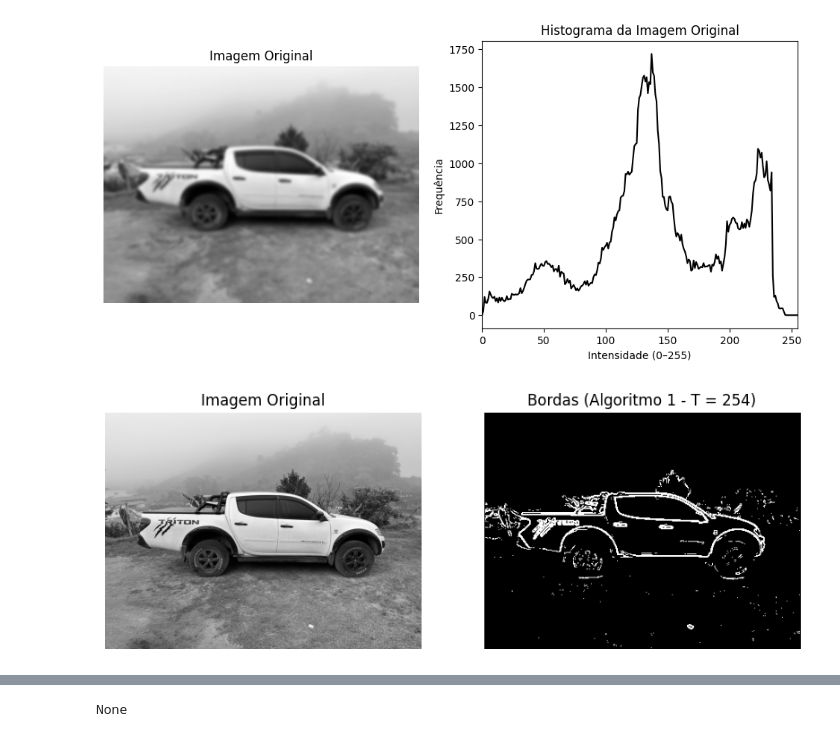
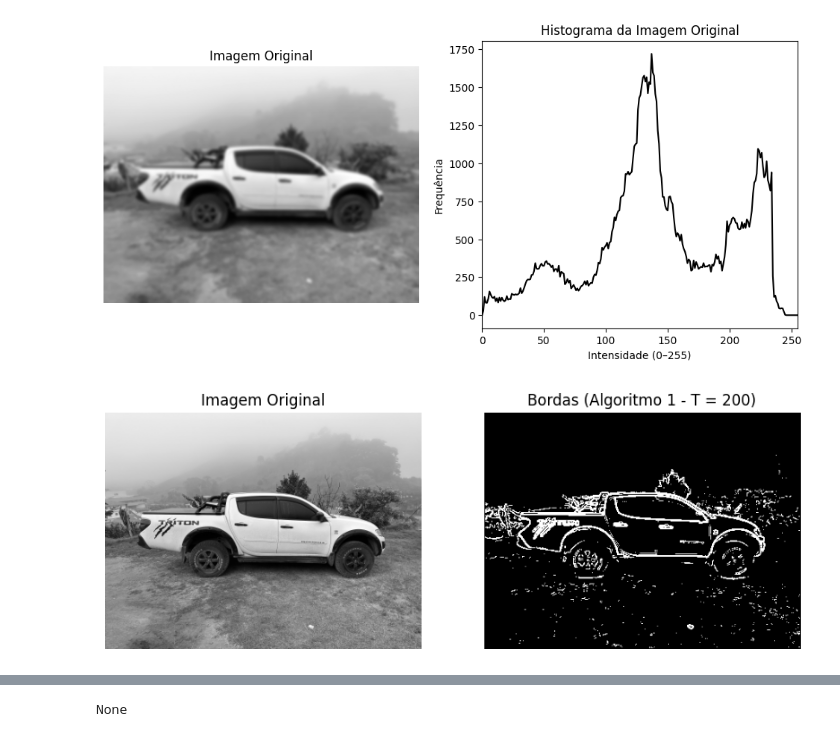
Before and after one commit to laerteluizf/Proc_Imagens_2025_2, a Jupyter notebook: proc_imagens_tarefa_final.ipynb, the cells around one changed output, grey strips where cells are left out. Saved outputs shown, nothing was run; the diff lists cells and outputs as text; code cells hidden in the pictures.

```diff
--- a/proc_imagens_tarefa_final.ipynb
+++ b/proc_imagens_tarefa_final.ipynb
@@ -215,7 +215,7 @@ mostrar_2(imagem_com_ruido_g, legenda_ruido_g, imagem_filtrada, legenda_filtrada
 # %% [output]
 [figure]
 # %%
-def determinacao_bordas_alg(imagem, T):
+def determinacao_bordas_alg(imagem, teli):
 
     if imagem is None:
         print("Erro: imagem inválida.")
@@ -250,10 +250,10 @@ def determinacao_bordas_alg(imagem, T):
             mag = abs(gx) + abs(gy)
 
             # Limiarização
-            if mag > T:
+            if mag > teli:
                 bordas[x, y] = 255
 
-    legenda = f"Bordas (Algoritmo 1 - T = {T})"
+    legenda = f"Bordas (Algoritmo 1 - T = {teli})"
     return bordas, legenda
 # %%
 caminho_imgagem = '/content/drive/MyDrive/Proc de Imagens 2025 2/Imagem Cinza/carro_i_d_5.jpeg'
@@ -269,13 +269,13 @@ mostrar_imagem_e_histograma(img_suave, legenda)
 # %% [output]
 [figure]
 # %%
-T = 254
+te = 200
 
-imagem_bordas , legenda_bordas = determinacao_bordas_alg(resized_img, T)
+imagem_bordas , legenda_bordas = determinacao_bordas_alg(resized_img, te)
 
-mostrar_2(imagem_ori, legenda , imagem_bordas, legenda_bordas)
+mostrar_2(resized_img, legenda , imagem_bordas, legenda_bordas)
 # %% [output]
-[figure, old version]
+[figure, new version]
 # %%
 #Atividade 5 - Limiarização Global
 
```
Also changed, not shown: parts of 5 cells of this notebook.
